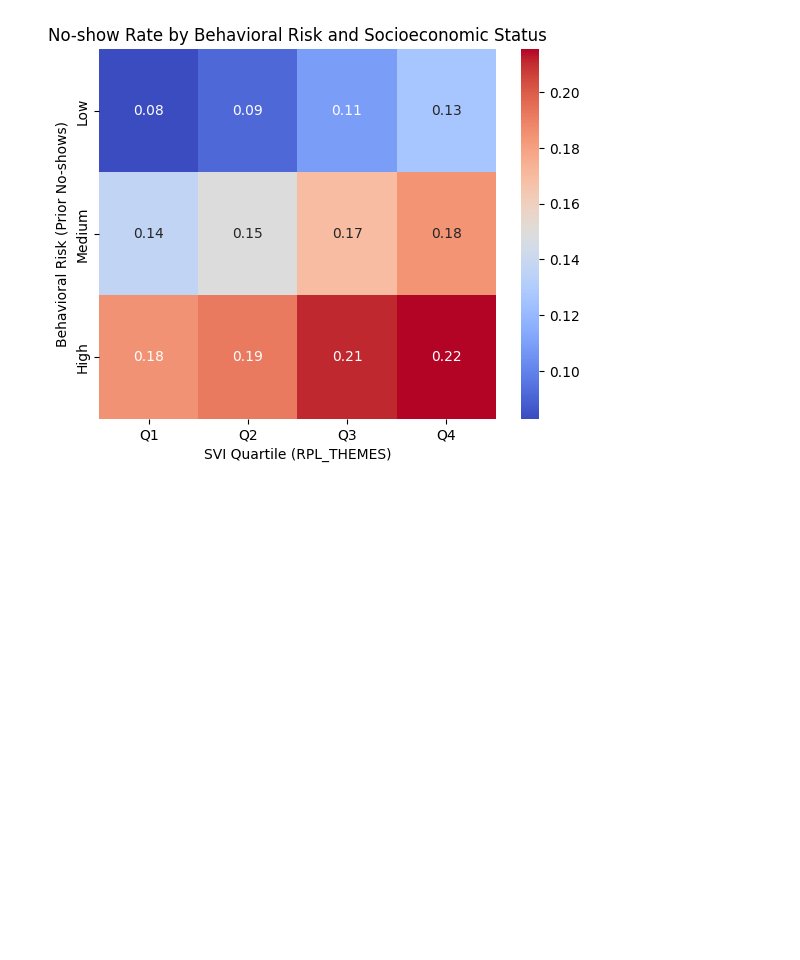
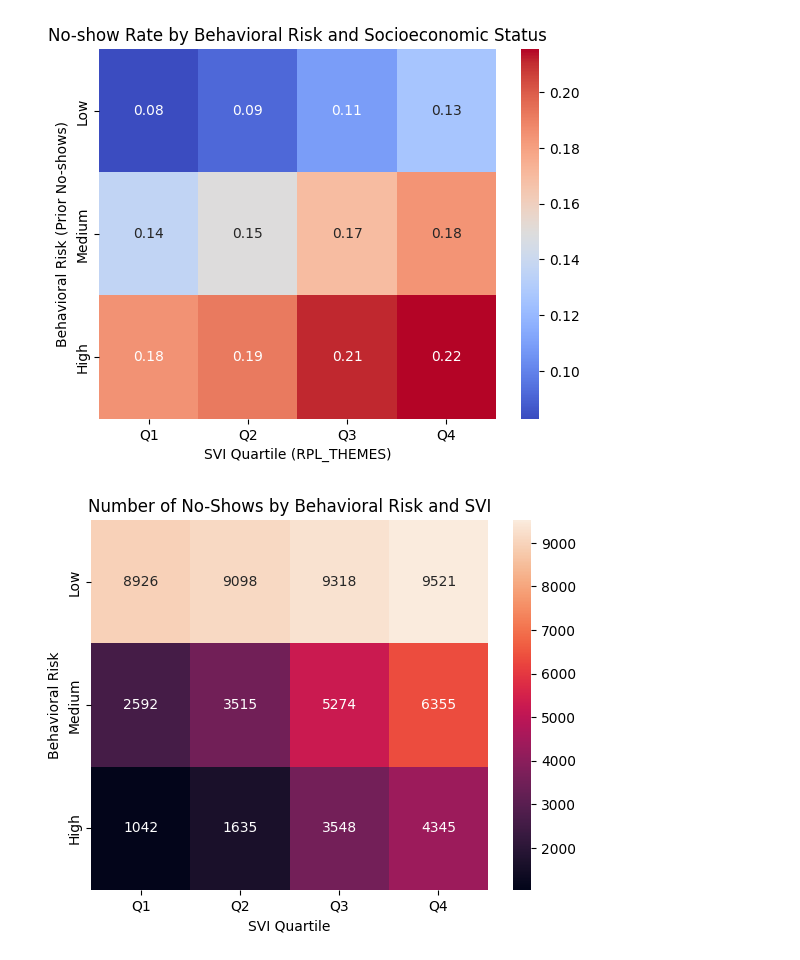
Before and after one commit to anonymous-himalayas/170A-CHOC, a Jupyter notebook: eda/exploration.ipynb, the cells around one changed output. Drawn from its saved outputs; the diff is of its cells as text; code cells hidden in the pictures; blank space fills up the shorter version.

Commit message:
added heatmap showing counts in each sector

```diff
--- a/eda/exploration.ipynb
+++ b/eda/exploration.ipynb
@@ -109,3 +109,16 @@ plt.xlabel("SVI Quartile (RPL_THEMES)")
 plt.show()
 # %% [output]
 [figure]
+# %%
+# https://pandas.pydata.org/docs/reference/api/pandas.DataFrame.unstack.html
+# unstack
+
+heatmap_counts = health_df[health_df['no_show'] == 1].groupby(['behavior_risk', 'svi_q'])['no_show'].count().unstack()
+
+sns.heatmap(heatmap_counts, annot=True, fmt="d")
+plt.title("Number of No-Shows by Behavioral Risk and SVI")
+plt.ylabel("Behavioral Risk")
+plt.xlabel("SVI Quartile")
+plt.show()
+# %% [output]
+[figure, added]
```
